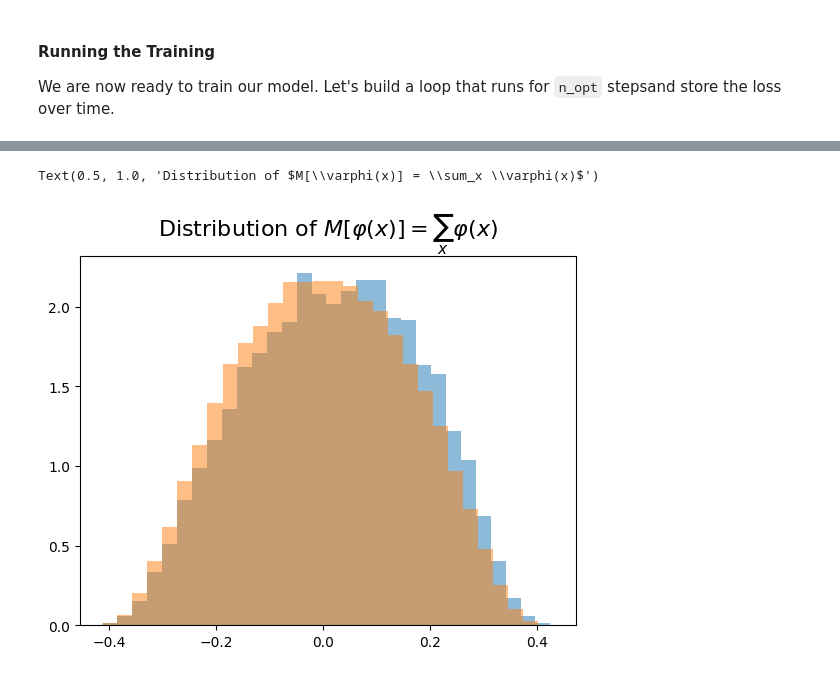
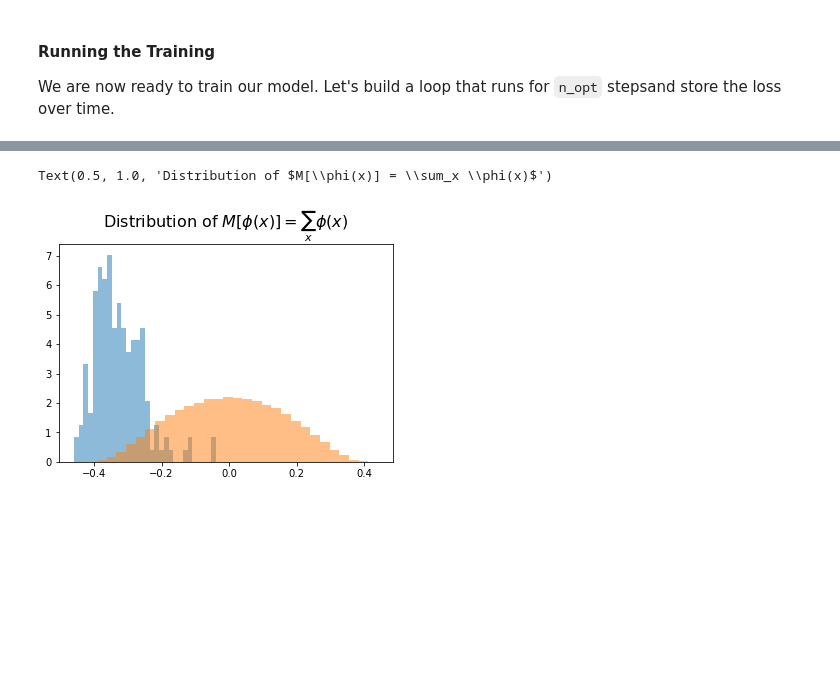
Before and after one commit to multitaskstochasticinterpolant/Code-Multitask-Stochastic-Interpolants, a Jupyter notebook: phi4/pre-trained_phi.ipynb, the cells around one changed output, grey strips where cells are left out. Drawn from its saved outputs; the diff is of its cells as text; code cells hidden in the pictures; blank space fills up the shorter version.

```diff
--- a/phi4/pre-trained_phi.ipynb
+++ b/phi4/pre-trained_phi.ipynb
@@ -136,7 +129,7 @@ interpolant = Interpolant()
 # %%
 bs = 1
 ncol = 6
-ts   = torch.linspace(1,0, ncol)
+ts   = torch.linspace(0, 1, ncol)
 x0s = base.sample(bs)
 x1s = target(bs)
 fig, axes = plt.subplots(1, ncol, figsize=(ncol*4,4))
@@ -191,7 +478,7 @@ def loss_fn(b, interpolant, x0, x1, alpha):
     It   = interpolant.xt(x0, x1, alpha)
     dtIt = interpolant.dtxt(x0, x1)
     bt          = b.forward(It, alpha)
-    loss        = criterion(bt, dtIt)/len(x0)
+    loss        = criterion(bt, dtIt)
     return loss
 
 
@@ -201,6 +488,5 @@ x1s = target(N)
 alpha = torch.rand(N, *x1s[0].shape).to(device).reshape(N, -1)
 l = loss_fn(b, interpolant, x0s, x1s, alpha)
 print(l.mean().item())
-print(len(x0s), x0s.shape)
 del alpha; del x1s; del x0s
 # %% [output]
@@ -402,9 +648,10 @@ class ODE_Lin:
 # %%
 x_init = base.sample(3).to(device)
 
-ode  = ODE_Lin(b, interpolant, n_step = 50, Alpha = None, device = device, h=0)
+ode  = ODE(b, interpolant, n_step = 50, Alpha = None, device = device)
 xfs = ode.solve(x_init)
 x1s = xfs[-1].detach().cpu().numpy()
+x1s = (x1s.clip(-1, 1) + 1)/2
 del xfs; del x_init;
 # %%
 fig, axes = plt.subplots(1, 3, figsize=(25,10))
@@ -431,6 +678,6 @@ Compute magnetization for many configurations
 # %%
-for _ in tqdm(range(10000)):
-    x_init = base.sample(nb_sample=2).to(device)
+for _ in tqdm(range(100)):
+    x_init = base.sample(2).to(device)
     xfs = ode.solve(x_init)
     mag_s = (torch.mean(xfs[-1].detach().cpu().squeeze(), dim=(1,2)))
     del xfs; del x_init;
@@ -440,7 +691,7 @@ len(mag)
 # %%
-plt.hist(mag.detach().cpu().numpy(), bins = 30, alpha=0.5, density=True, label="Magnetization estimated")
-plt.hist(mag_true.detach().cpu().numpy(), bins = 30, alpha=0.5, density=True, label="True magnetization")
-plt.title(r"Distribution of $M[\varphi(x)] = \sum_x \varphi(x)$", fontsize = 16)
+plt.hist(mag.detach().cpu().numpy(), bins = 30, alpha=0.5, density=True)
+plt.hist(mag_true.detach().cpu().numpy(), bins = 30, alpha=0.5, density=True)
+plt.title(r"Distribution of $M[\phi(x)] = \sum_x \phi(x)$", fontsize = 16)
 # %% [output]
-Text(0.5, 1.0, 'Distribution of $M[\\varphi(x)] = \\sum_x \\varphi(x)$')
+Text(0.5, 1.0, 'Distribution of $M[\\phi(x)] = \\sum_x \\phi(x)$')
-[figure, old version]
+[figure, new version]
```
Also changed, not shown: parts of 55 cells of this notebook, 3 other files.
